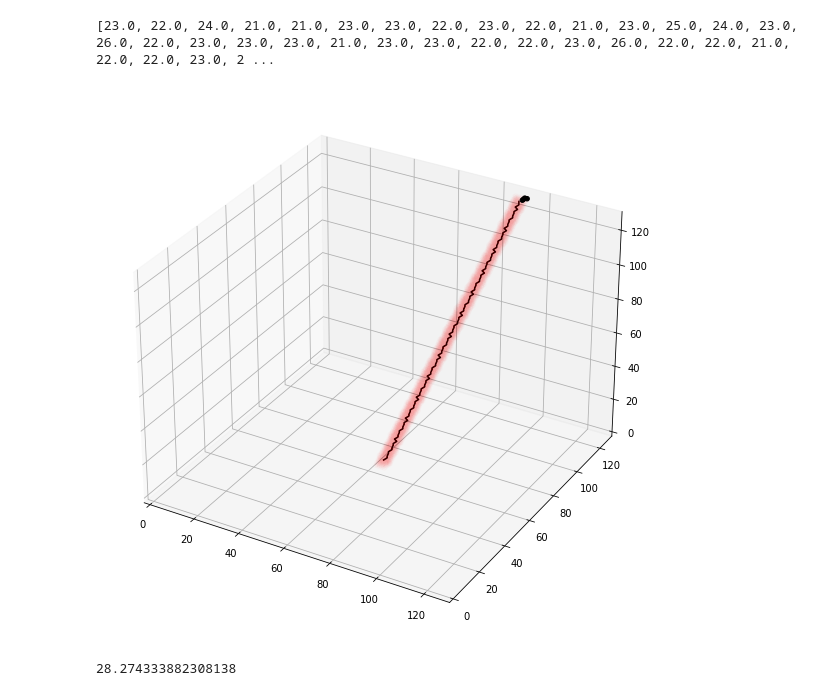
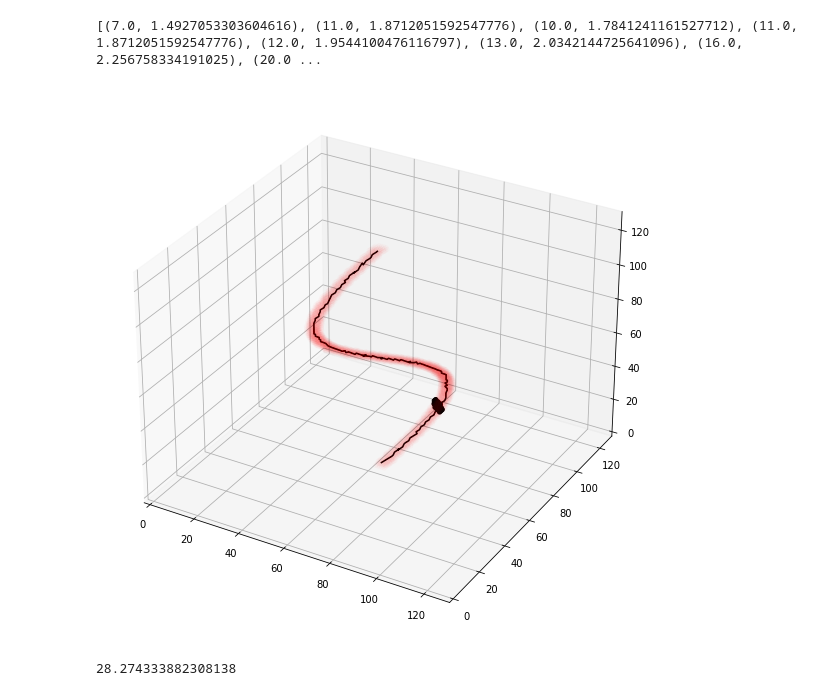
Before and after one commit to dglipp/VesselRuler, a Jupyter notebook: source/toy.ipynb, the cells around one changed output. Drawn from its saved outputs; the diff is of its cells as text; code cells hidden in the pictures.

```diff
--- a/source/toy.ipynb
+++ b/source/toy.ipynb
@@ -3,25 +3,38 @@ import numpy as np
 from skimage import draw
 import matplotlib.pyplot as plt
 from skimage.morphology import skeletonize
+from scipy.ndimage.measurements import label
 
-def plane(grid_shape, point, normal):
+def plane(grid_shape, point, norm):
     point = np.array(point)
-    normal = np.array(normal)
-    d = -point.dot(normal)
-    xx, yy = np.meshgrid(range(grid_shape[0]), range(grid_shape[1]))
+    norm = np.array(norm)
+    d = -point.dot(norm)
+    plane_labelmap = np.zeros(grid_shape)
 
-    z = (-normal[0] * xx - normal[1] * yy - d) * 1. /normal[2]
+    if norm[1:].tolist() == [0, 0]:
+        plane_labelmap[point[0], :, :] = 1
+        return plane_labelmap, None
 
-    z = z.astype(int)
+    if norm[2] == 0:
+        xx = list(range(0, grid_shape[0]))
+        yy = np.array(point[1] - norm[0] / norm[1] * (xx - point[0]), dtype=int)
+        for i in range(len(xx)):
+            if yy[i] in range(grid_shape[1]):
+                plane_labelmap[xx[i], yy[i], :] = 1
+        return plane_labelmap, None
 
-    arr = np.array([[x, y, z[x, y]] for x in range(grid_shape[0]) for y in range(grid_shape[1])])
+    xx, yy = np.meshgrid(range(grid_shape[0]), range(grid_shape[1]), indexing='ij')
 
-    plane_labelmap = np.zeros(cyl.shape)
+
+    z = ((-norm[0] * xx - norm[1] * yy - d) /norm[2]).astype(int)
+
+    arr = np.array([[_x, _y, z[_x, _y]] for _x in range(grid_shape[0]) for _y in range(grid_shape[1])])
+
 
     for r in arr:
         if r[2] in range(grid_shape[2]):
             plane_labelmap[r[0], r[1], r[2]] = 1
-    plane_labelmap = plane_labelmap.astype(int)
+    plane_labelmap = np.round(plane_labelmap).astype(int)
 
     return plane_labelmap, (xx, yy, z)
 
@@ -66,10 +79,10 @@ def rot_area(n_vox, pixdim, n):
 # find vessel and skeleton labelmap
 cyl = np.zeros((128,128,128))
 for i in range(cyl.shape[2]):
-    off = i#np.sin(i / 128 * 2*np.pi) * 40
+    off = np.sin(i / 128 * 2*np.pi) * 60
     rr, cc = draw.disk((64 + off/5, 64 + off/2), 3, shape=cyl.shape[0:2])
     cyl[rr, cc, i] = 1
-
+vess = cyl
 skel = skeletonize(cyl.astype(np.uint8))
 # skeleton
 one_pos = np.where(skel == 1)
@@ -106,38 +119,38 @@ for i in range(2, one.shape[1]-2):
     #    dist.append(np.linalg.norm(p1 - p2))
     #distances.append((np.mean(dist), np.std(dist)))
 
-print(areas)
+print(list(zip(areas, [np.sqrt(a/np.pi) for a in areas])))
 # %% [output]
-[23.0, 22.0, 24.0, 21.0, 21.0, 23.0, 23.0, 22.0, 23.0, 22.0, 21.0, 23.0, 25.0, 24.0, 23.0, 26.0, 22.0, 23.0, 23.0, 23.0, 21.0, 23.0, 23.0, 22.0, 22.0, 23.0, 26.0, 22.0, 22.0, 21.0, 22.0, 22.0, 23.0, 2 ...
+[(7.0, 1.4927053303604616), (11.0, 1.8712051592547776), (10.0, 1.7841241161527712), (11.0, 1.8712051592547776), (12.0, 1.9544100476116797), (13.0, 2.0342144725641096), (16.0, 2.256758334191025), (20.0 ...
 # %%
 fig = plt.figure(figsize=(10, 10))
 ax = fig.add_subplot(111, projection='3d')
 # vessel
 pos = np.where(cyl==1)
 ax.scatter(pos[0], pos[1], pos[2], c='red', alpha=0.01)
 
 # skeleton
 one_pos = np.where(skel == 1)
 idx = np.argsort(one_pos[2])
 one = [None, None, None]
 one[0] = one_pos[0][idx]
 one[1] = one_pos[1][idx]
 one[2] = one_pos[2][idx]
 one = np.stack(one)
 ax.plot(one[0], one[1], one[2], c='black')
 
 ax.set_xlim(0, cyl.shape[0])
 ax.set_ylim(0, cyl.shape[1])
 ax.set_zlim(0, cyl.shape[2])
 
-el = -1
+el = 5
 p_reg = np.where(test[el] == 1)
 ax.scatter(p_reg[0], p_reg[1], p_reg[2], alpha=1, c='black')
 
 plt.show()
 
 
 print(np.pi * 3 **2)
 # %% [output]
-[figure, old version]
+[figure, new version]
 28.274333882308138
```
Also changed, not shown: parts of 9 cells of this notebook, 3 other files.
